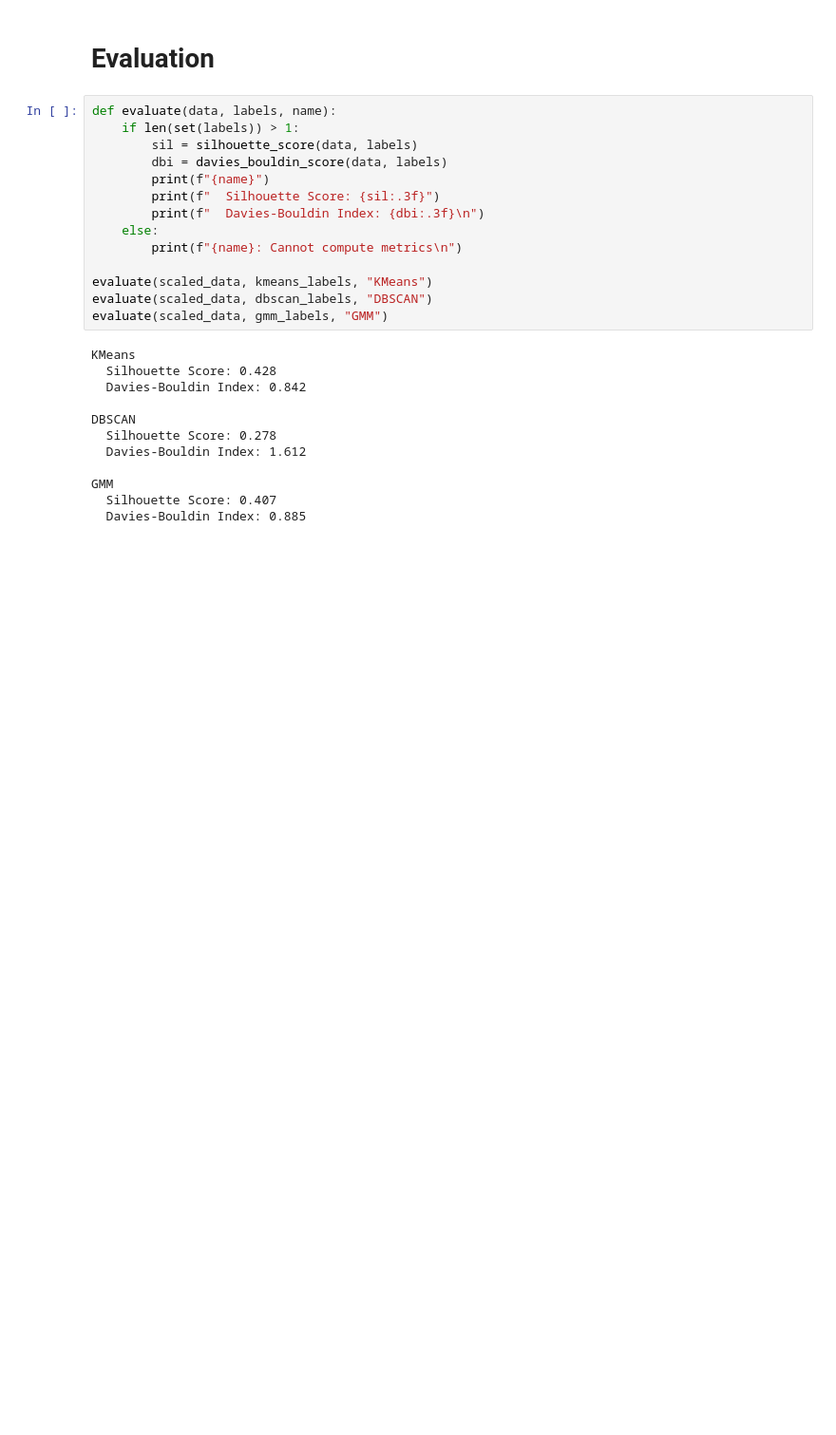
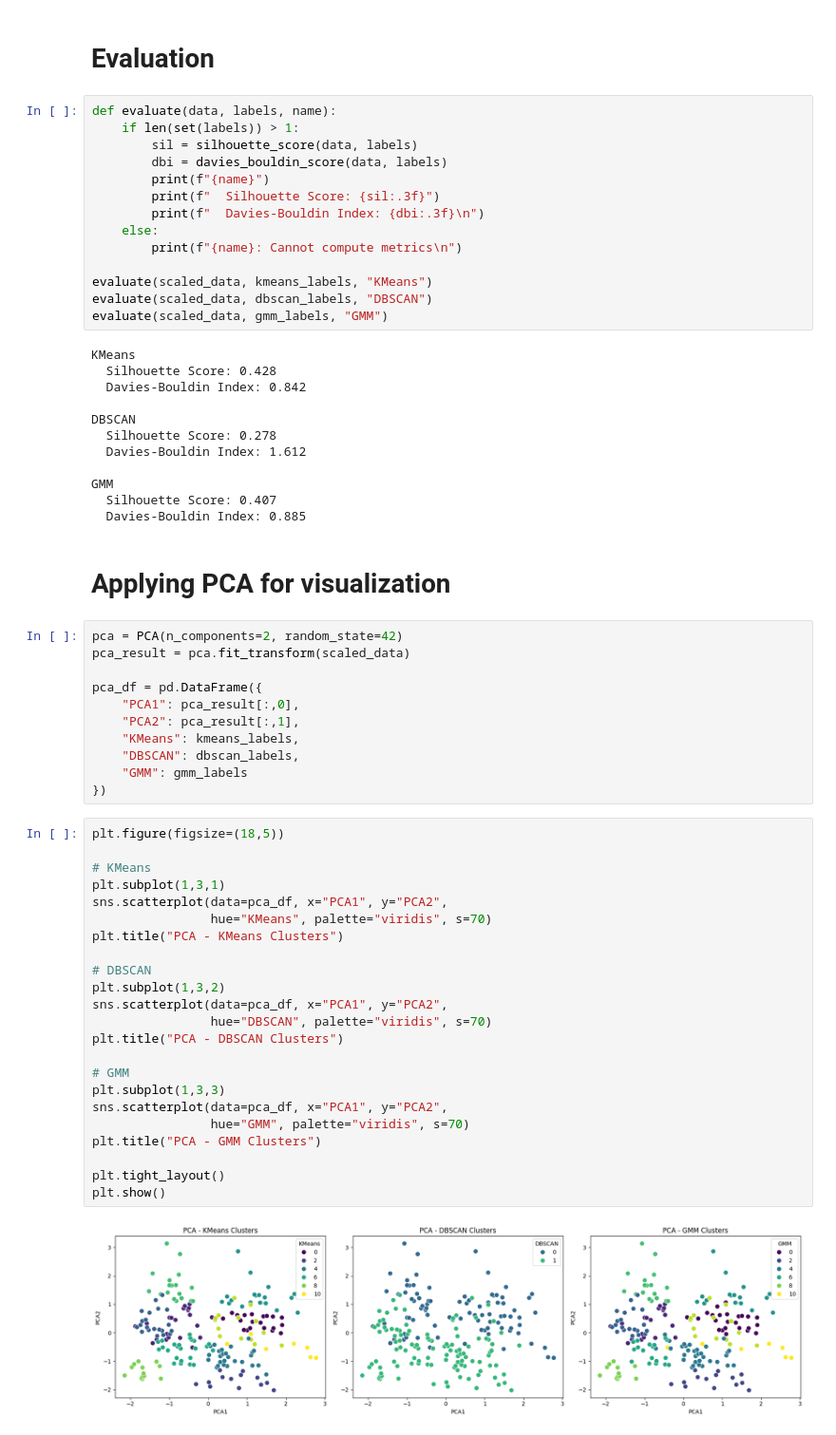
Before and after one commit to Atkiya/Atkiya_ML, a Jupyter notebook: Lab/Lab2.ipynb, the cells around one changed output. Shown at 95% size. Drawn from its saved outputs; the diff is of its cells as text; blank space fills up the shorter version.

Commit message:
adding pca visualization

```diff
--- a/Lab/Lab2.ipynb
+++ b/Lab/Lab2.ipynb
@@ -279,3 +279,41 @@ DBSCAN
 GMM
   Silhouette Score: 0.407
   Davies-Bouldin Index: 0.885
+# %% [markdown]
+# Applying PCA for visualization
+# %%
+pca = PCA(n_components=2, random_state=42)
+pca_result = pca.fit_transform(scaled_data)
+
+pca_df = pd.DataFrame({
+    "PCA1": pca_result[:,0],
+    "PCA2": pca_result[:,1],
+    "KMeans": kmeans_labels,
+    "DBSCAN": dbscan_labels,
+    "GMM": gmm_labels
+})
+# %%
+plt.figure(figsize=(18,5))
+
+# KMeans
+plt.subplot(1,3,1)
+sns.scatterplot(data=pca_df, x="PCA1", y="PCA2",
+                hue="KMeans", palette="viridis", s=70)
+plt.title("PCA - KMeans Clusters")
+
+# DBSCAN
+plt.subplot(1,3,2)
+sns.scatterplot(data=pca_df, x="PCA1", y="PCA2",
+                hue="DBSCAN", palette="viridis", s=70)
+plt.title("PCA - DBSCAN Clusters")
+
+# GMM
+plt.subplot(1,3,3)
+sns.scatterplot(data=pca_df, x="PCA1", y="PCA2",
+                hue="GMM", palette="viridis", s=70)
+plt.title("PCA - GMM Clusters")
+
+plt.tight_layout()
+plt.show()
+# %% [output]
+[figure, added]
```
